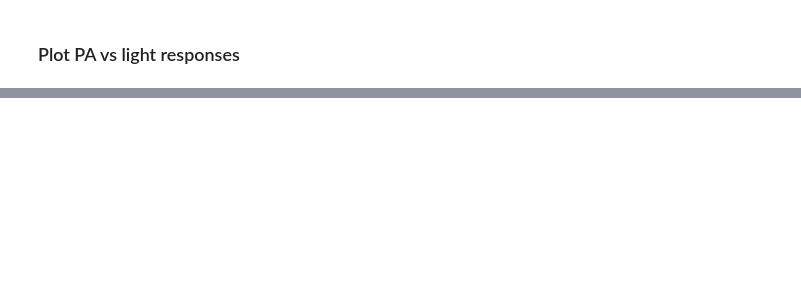
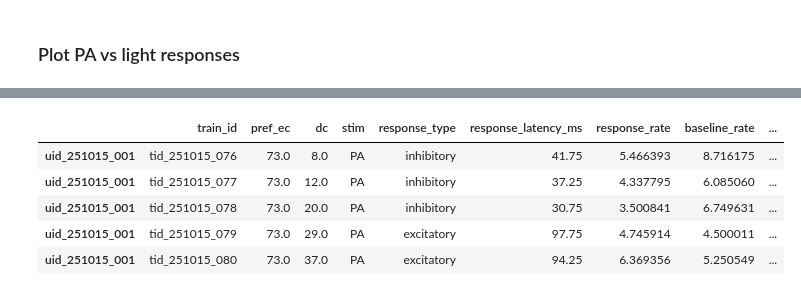
Before and after one commit to TRuikes/mea_experiments, a Jupyter notebook: audrey/analysis/analysis_251015_wip.ipynb, the cells around one changed output, grey strips where cells are left out. Drawn from its saved outputs; the diff is of its cells as text; code cells hidden in the pictures; blank space fills up the shorter version.

```diff
--- a/audrey/analysis/analysis_251015_wip.ipynb
+++ b/audrey/analysis/analysis_251015_wip.ipynb
@@ -234,18 +111,0 @@ print('\n\t\t\t------ End Of Cell ------')
-# %%
-'''
-cluster_ids = data_io.cluster_df.index.values
-blockers = ['noblocker', 'cpp', 'washout']
-
-for cluster_id in cluster_ids:
-
-    ec = pref_ec_dict[cluster_id]
-    if ec is None:
-        continue
-    blocker = "noblocker"
-    d_select = data_io.burst_df.query('electrode == @ec and '
-                                              'Blocker == @blocker')
-    d_select.sort_values('duty_cycle', inplace=True)
-    duty_cycles = d_select.duty_cycle.unique()
-    fmax = np.max(duty_cycles)
-    print(d_select.query('duty_cycle == @fmax'))
-'''
@@ -998,0 +4407,21 @@ sh: 1: start: not found
+# %%
+import re
+
+# Match the Omarre pipeline index to the PA pipeline index
+new_index = [f'uid_{session_id}_{i:03}' for i in typing_df.index]
+typing_df.index = new_index
+
+# Set 'cluster_id' as the index for the PA df
+#df.set_index('cluster_id', inplace = True)
+
+# Add the 'baden_type' column to the PA df
+df_merged = df.join(typing_df['baden_type'])
+
+df_merged.head()
+# %% [output]
+|  | train_id | pref_ec | dc | stim | response_type | response_latency_ms | response_rate | baseline_rate | ... |
+| uid_251015_001 | tid_251015_076 | 73.0 | 8.0 | PA | inhibitory | 41.75 | 5.466393 | 8.716175 | ... |
+| uid_251015_001 | tid_251015_077 | 73.0 | 12.0 | PA | inhibitory | 37.25 | 4.337795 | 6.085060 | ... |
+| uid_251015_001 | tid_251015_078 | 73.0 | 20.0 | PA | inhibitory | 30.75 | 3.500841 | 6.749631 | ... |
+| uid_251015_001 | tid_251015_079 | 73.0 | 29.0 | PA | excitatory | 97.75 | 4.745914 | 4.500011 | ... |
+| uid_251015_001 | tid_251015_080 | 73.0 | 37.0 | PA | excitatory | 94.25 | 6.369356 | 5.250549 | ... |
```
Also changed, not shown: parts of 24 cells of this notebook, 16 other files.
